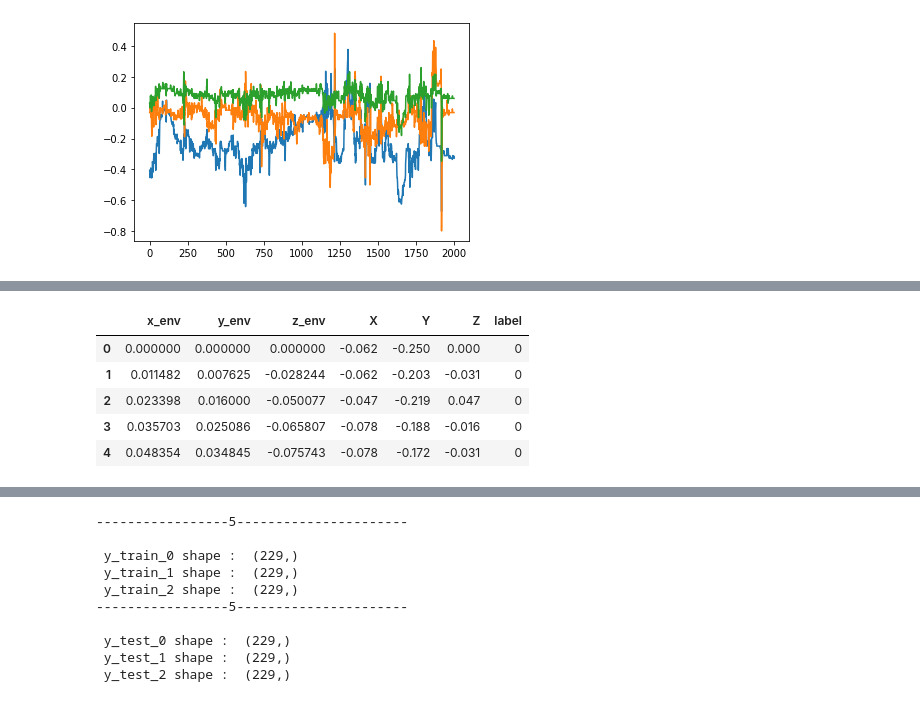
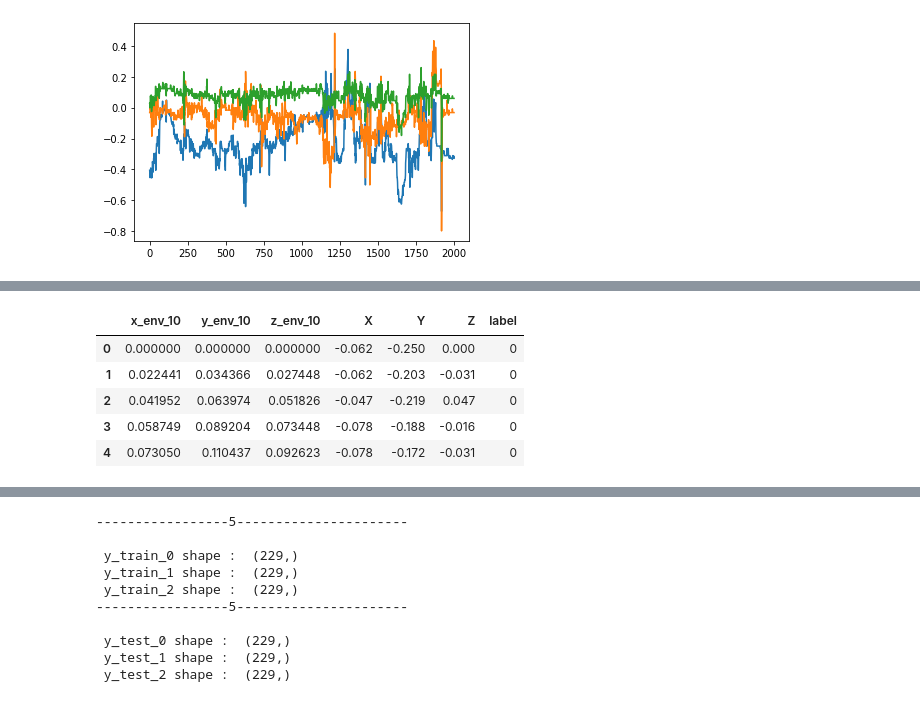
Before and after one commit to MorillaGit/quail_behavior_classifier, a Jupyter notebook: main.ipynb, the cells around one changed output, grey strips where cells are left out. Drawn from its saved outputs; the diff is of its cells as text; code cells hidden in the pictures.

```diff
--- a/main.ipynb
+++ b/main.ipynb
@@ -68,21 +77,22 @@ import numpy as np
 import matplotlib.pyplot as plt
 
 # Parameter interpolation ----------------------------------------------
-interpolation = 20
+interpolation = 10
 
 importlib.reload(preprocessing_module)
-data_eng = preprocessing_module.feature_engineering(
+data_eng = preprocessing_module.envelope(
                                     data = absolute_value,
-                                    interpolation=interpolation
+                                    distance=interpolation
                                     )
+# data_eng[1].shape
 
 a = preprocessing_module.envelope_aux(absolute_value, interpolation)
 x = np.arange(len(data_arr))
 
 # Visualization interpolation  ----------------------------------------------
 graph = True
-start = 50000
-end = 55000
+start = 5000
+end = 5500
 if graph:
     # plot a
     plt.figure(figsize=(20,10))
@@ -91,7 +101,7 @@ if graph:
     plt.plot(x[start:end], a[0][start:end],color='b',linewidth=3)
     plt.plot(x[start:end], a[1][start:end],color='r',linewidth=3)
     plt.plot(x[start:end], a[2][start:end],color='y',linewidth=3)
-    plt.plot(x[start:end], label_arr[start:end],color='black',linewidth=3)
+    # plt.plot(x[start:end], label_arr[start:end],color='black',linewidth=3)
     # legend column 1 is X, column 2 is Y, column 3 is Z
     plt.legend(['X', 'Y', 'Z','envelope X', 'envelope Y', 'envelope Z', 'label'], loc='upper right')
     plt.show()
@@ -100,17 +110,17 @@ if graph:
 # %%
 from src import utils_module
 import importlib
 
 # reload the module
 importlib.reload(utils_module)
 # Data engineering ----------------------------------------------
-names_new_columns = ['x_env','y_env','z_env']
+names_new_columns = [f'x_env_{interpolation}',f'y_env_{interpolation}',f'z_env_{interpolation}']
 new_df = utils_module.arr_to_dataframe(data_eng, df, names_new_columns)
 new_df.head()
 # %% [output]
-|  | x_env | y_env | z_env | X | Y | Z | label |
+|  | x_env_10 | y_env_10 | z_env_10 | X | Y | Z | label |
 | 0 | 0.000000 | 0.000000 | 0.000000 | -0.062 | -0.250 | 0.000 | 0 |
-| 1 | 0.011482 | 0.007625 | -0.028244 | -0.062 | -0.203 | -0.031 | 0 |
-| 2 | 0.023398 | 0.016000 | -0.050077 | -0.047 | -0.219 | 0.047 | 0 |
-| 3 | 0.035703 | 0.025086 | -0.065807 | -0.078 | -0.188 | -0.016 | 0 |
-| 4 | 0.048354 | 0.034845 | -0.075743 | -0.078 | -0.172 | -0.031 | 0 |
+| 1 | 0.022441 | 0.034366 | 0.027448 | -0.062 | -0.203 | -0.031 | 0 |
+| 2 | 0.041952 | 0.063974 | 0.051826 | -0.047 | -0.219 | 0.047 | 0 |
+| 3 | 0.058749 | 0.089204 | 0.073448 | -0.078 | -0.188 | -0.016 | 0 |
+| 4 | 0.073050 | 0.110437 | 0.092623 | -0.078 | -0.172 | -0.031 | 0 |
```
Also changed, not shown: parts of 16 cells of this notebook.
